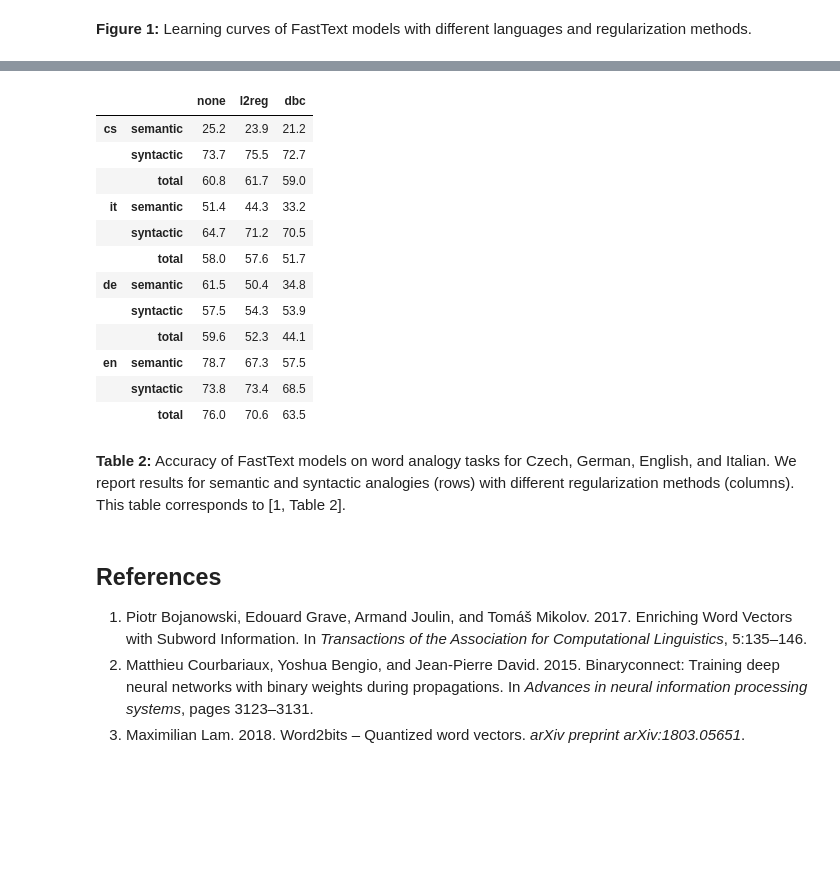
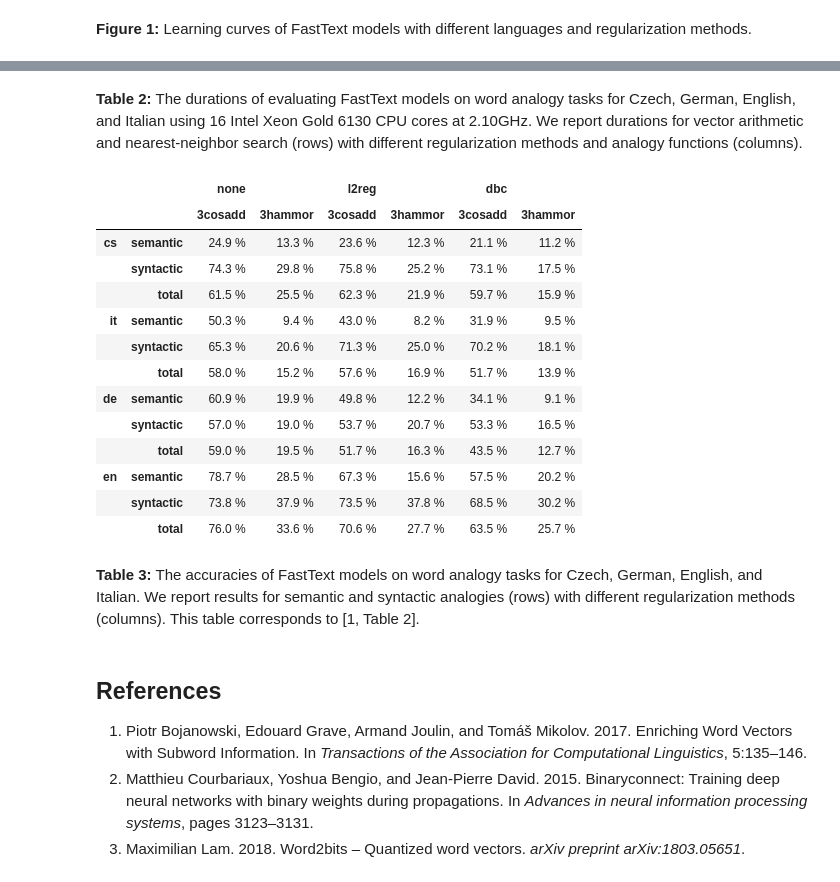
Before and after one commit to Witiko/bitwise-fasttext, a Jupyter notebook: results.ipynb, the cells around one changed output, grey strips where cells are left out. Cells and saved outputs as stored; diff of their text form; code cells hidden in the pictures; blank space fills up the shorter version.

Commit message:
Evaluate both 3cosadd and 3hammor analogy functions

```diff
--- a/results.ipynb
+++ b/results.ipynb
@@ -65,3 +65,31 @@ plt.tight_layout()
 [figure]
 # %% [markdown]
 **Figure 1:** Learning curves of FastText models with different languages and regularization methods.
+# %%
+# load
+with open('results/analogy.json') as f:
+    analogy = json.load(f)
+    accuracies = {}
+    durations = {}
+    for language, methods in analogy.items():
+        for method, functions in methods.items():
+            for function, data in functions.items():
+                for subtask, accuracy in data['accuracies'].items():
+                    if (language, subtask) not in accuracies:
+                        accuracies[language, subtask] = {}
+                    accuracies[language, subtask][method, function] = accuracy
+                for subtask, duration in data['durations'].items():
+                    if (language, subtask) not in durations:
+                        durations[language, subtask] = {}
+                    durations[language, subtask][method, function] = duration
+# %%
+# load
+df = pd.DataFrame.from_dict(durations).T
+df = df.astype(float)
+# order rows and columns
+df = df[['none', 'l2reg', 'dbc']]
+df = df.reorder_levels([1, 0]).T[['vector arithmetic', 'nearest neighbor']].T.reorder_levels([1, 0])
+df = df.T[['cs', 'it', 'de', 'en']].T
+# display
+pd.options.display.float_format = '{:,.4g} s'.format
+display(df)
@@ -68,35 +107,33 @@ plt.tight_layout()
+# %% [markdown]
+**Table 2:** The durations of evaluating FastText models on word analogy tasks for Czech, German, English, and Italian using 16 Intel Xeon Gold 6130 CPU cores at 2.10GHz. We report durations for vector arithmetic and nearest-neighbor search (rows) with different regularization methods and analogy functions (columns).
 # %%
 # load
-with open('results/analogy.json') as f:
-    loss = json.load(f)
-df = pd.DataFrame.from_dict({
-    (language, subtask): accuracy
-    for language, subtasks in loss.items()
-    for subtask, accuracy in subtasks.items()
-}).T
+df = pd.DataFrame.from_dict(accuracies).T
 df = df.astype(float)
 # order rows and columns
 df = df[['none', 'l2reg', 'dbc']]
+df = df.reorder_levels([1, 0]).T[['semantic', 'syntactic', 'total']].T.reorder_levels([1, 0])
 df = df.T[['cs', 'it', 'de', 'en']].T
 # display
-pd.options.display.float_format = '{:.1f}'.format
+pd.options.display.float_format = '{:.1f} %'.format
 display(df)
 # %% [output]
-|  |  | none | l2reg | dbc |
-| cs | semantic | 25.2 | 23.9 | 21.2 |
-|  | syntactic | 73.7 | 75.5 | 72.7 |
-|  | total | 60.8 | 61.7 | 59.0 |
-| it | semantic | 51.4 | 44.3 | 33.2 |
-|  | syntactic | 64.7 | 71.2 | 70.5 |
-|  | total | 58.0 | 57.6 | 51.7 |
-| de | semantic | 61.5 | 50.4 | 34.8 |
-|  | syntactic | 57.5 | 54.3 | 53.9 |
-|  | total | 59.6 | 52.3 | 44.1 |
-| en | semantic | 78.7 | 67.3 | 57.5 |
-|  | syntactic | 73.8 | 73.4 | 68.5 |
-|  | total | 76.0 | 70.6 | 63.5 |
+|  |  | none |  | l2reg |  | dbc |  |
+|  |  | 3cosadd | 3hammor | 3cosadd | 3hammor | 3cosadd | 3hammor |
+| cs | semantic | 24.9 % | 13.3 % | 23.6 % | 12.3 % | 21.1 % | 11.2 % |
+|  | syntactic | 74.3 % | 29.8 % | 75.8 % | 25.2 % | 73.1 % | 17.5 % |
+|  | total | 61.5 % | 25.5 % | 62.3 % | 21.9 % | 59.7 % | 15.9 % |
+| it | semantic | 50.3 % | 9.4 % | 43.0 % | 8.2 % | 31.9 % | 9.5 % |
+|  | syntactic | 65.3 % | 20.6 % | 71.3 % | 25.0 % | 70.2 % | 18.1 % |
+|  | total | 58.0 % | 15.2 % | 57.6 % | 16.9 % | 51.7 % | 13.9 % |
+| de | semantic | 60.9 % | 19.9 % | 49.8 % | 12.2 % | 34.1 % | 9.1 % |
+|  | syntactic | 57.0 % | 19.0 % | 53.7 % | 20.7 % | 53.3 % | 16.5 % |
+|  | total | 59.0 % | 19.5 % | 51.7 % | 16.3 % | 43.5 % | 12.7 % |
+| en | semantic | 78.7 % | 28.5 % | 67.3 % | 15.6 % | 57.5 % | 20.2 % |
+|  | syntactic | 73.8 % | 37.9 % | 73.5 % | 37.8 % | 68.5 % | 30.2 % |
+|  | total | 76.0 % | 33.6 % | 70.6 % | 27.7 % | 63.5 % | 25.7 % |
 # %% [markdown]
-**Table 2:** Accuracy of FastText models on word analogy tasks for Czech, German, English, and Italian. We report results for semantic and syntactic analogies (rows) with different regularization methods (columns). This table corresponds to [1, Table 2].
+**Table 3:** The accuracies of FastText models on word analogy tasks for Czech, German, English, and Italian. We report results for semantic and syntactic analogies (rows) with different regularization methods (columns). This table corresponds to [1, Table 2].
 # %% [markdown]
 ## References
 1. Piotr Bojanowski, Edouard Grave, Armand Joulin, and Tomáš Mikolov. 2017. Enriching Word Vectors with Subword Information. In *Transactions of the Association for Computational Linguistics*, 5:135–146.
```
Also changed, not shown: parts of 2 cells of this notebook, 8 other files.
